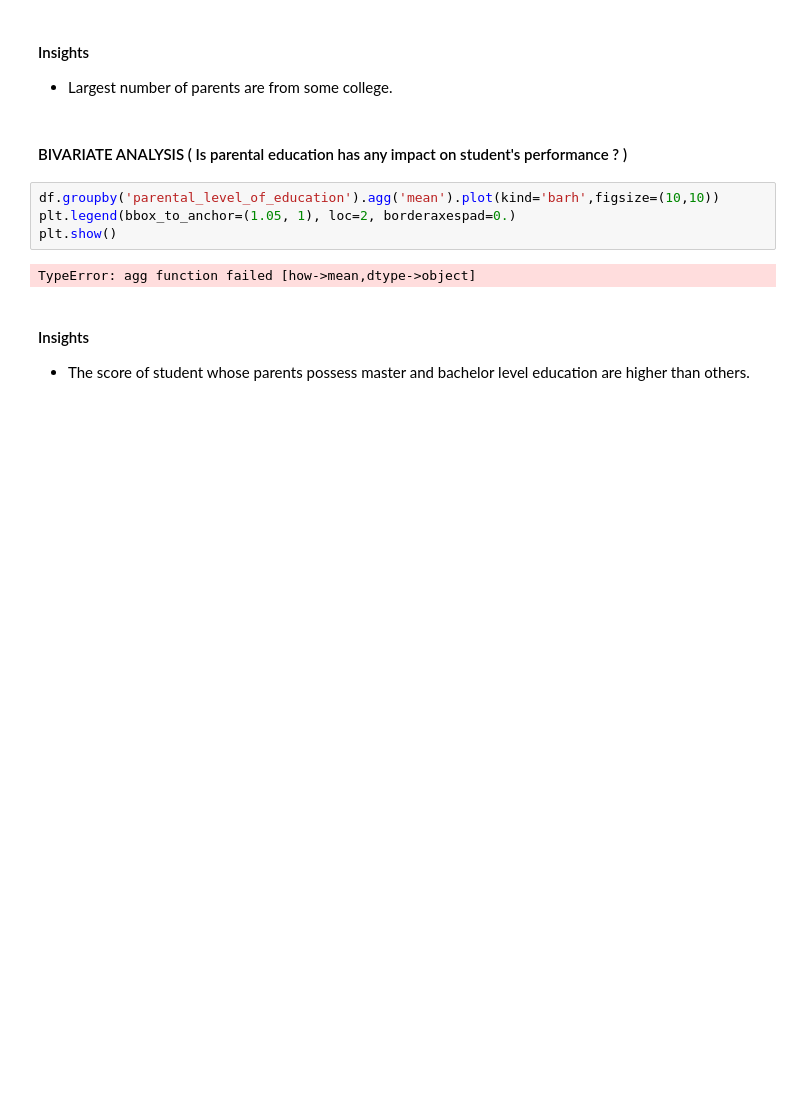
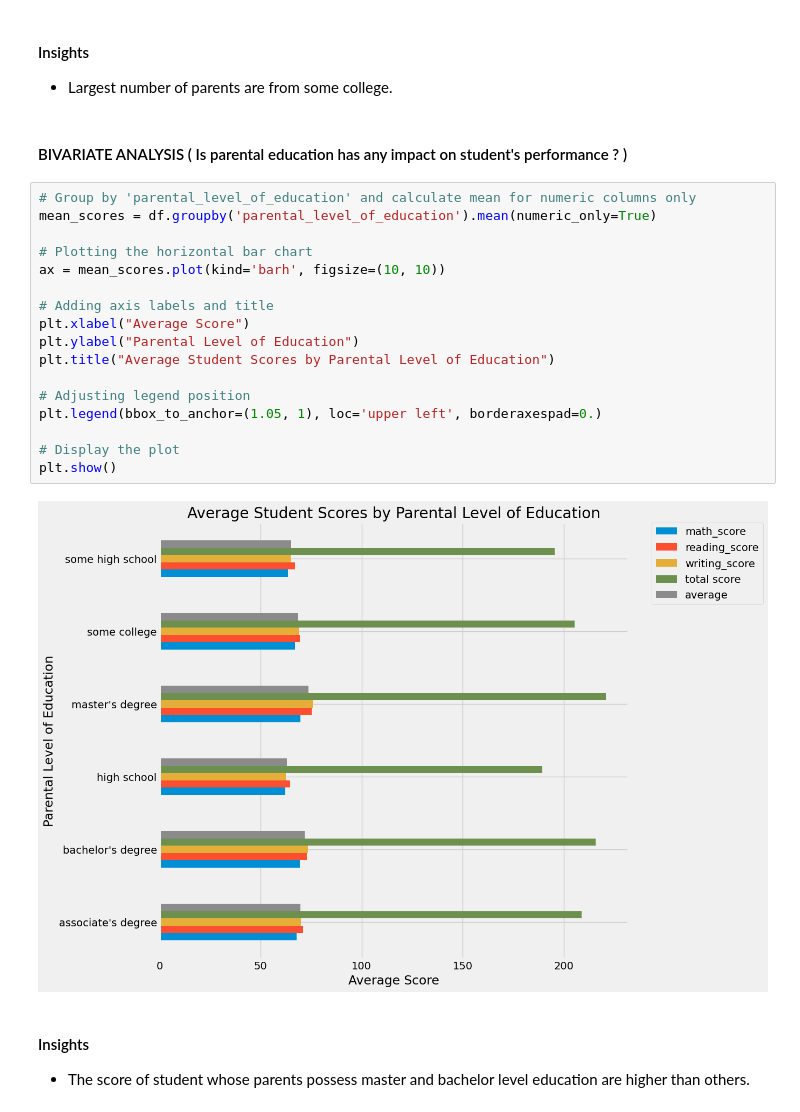
Before and after one commit to poojap13/MLProject, a Jupyter notebook: notebook/1 . EDA STUDENT PERFORMANCE .ipynb, the cells around one changed output. Saved outputs shown, nothing was run; the diff lists cells and outputs as text; blank space fills up the shorter version.

```diff
--- a/notebook/1 . EDA STUDENT PERFORMANCE .ipynb
+++ b/notebook/1 . EDA STUDENT PERFORMANCE .ipynb
@@ -542,11 +542,24 @@ plt.show()
 # %% [markdown]
 #### BIVARIATE ANALYSIS ( Is parental education has any impact on student's performance ? )
 # %%
-df.groupby('parental_level_of_education').agg('mean').plot(kind='barh',figsize=(10,10))
-plt.legend(bbox_to_anchor=(1.05, 1), loc=2, borderaxespad=0.)
+# Group by 'parental_level_of_education' and calculate mean for numeric columns only
+mean_scores = df.groupby('parental_level_of_education').mean(numeric_only=True)
+
+# Plotting the horizontal bar chart
+ax = mean_scores.plot(kind='barh', figsize=(10, 10))
+
+# Adding axis labels and title
+plt.xlabel("Average Score")
+plt.ylabel("Parental Level of Education")
+plt.title("Average Student Scores by Parental Level of Education")
+
+# Adjusting legend position
+plt.legend(bbox_to_anchor=(1.05, 1), loc='upper left', borderaxespad=0.)
+
+# Display the plot
 plt.show()
 # %% [output]
-TypeError: agg function failed [how->mean,dtype->object]
+[figure, added]
 # %% [markdown]
 #### Insights
 - The score of student whose parents possess master and bachelor level education are higher than others.
```
Also changed, not shown: parts of 5 cells of this notebook, 54 other files.
